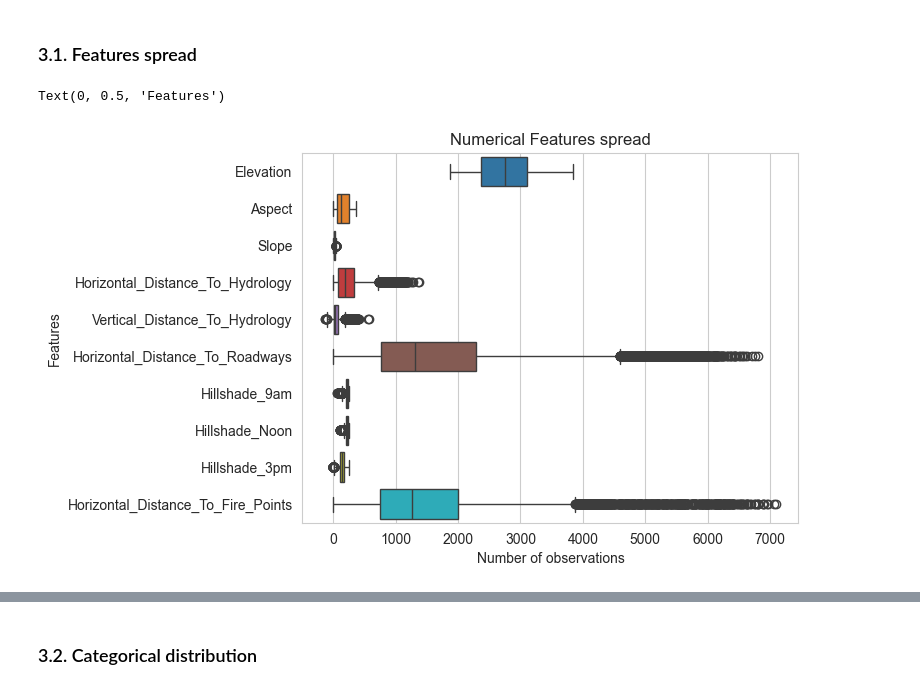
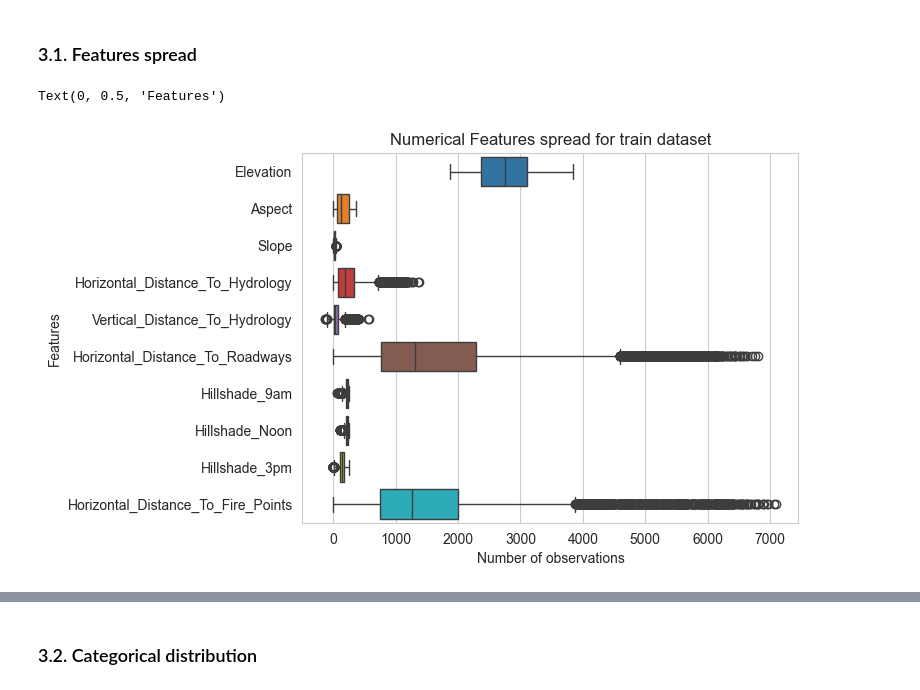
Before and after one commit to jacedoir/MAP553_kaggle, a Jupyter notebook: v2.ipynb, the cells around one changed output, grey strips where cells are left out. Drawn from its saved outputs; the diff is of its cells as text; code cells hidden in the pictures.

```diff
--- a/v2.ipynb
+++ b/v2.ipynb
@@ -102,9 +117,9 @@ train_numerical_features = train_data.iloc[:, :10]
 # %%
 sns.set_style("whitegrid")
 sns.boxplot(data = train_numerical_features, orient='h')
-plt.title("Numerical Features spread")
+plt.title("Numerical Features spread for train dataset")
 plt.xlabel("Number of observations")
 plt.ylabel("Features")
 # %% [output]
 Text(0, 0.5, 'Features')
-[figure, old version]
+[figure, new version]
```
Also changed, not shown: parts of 54 cells of this notebook.
